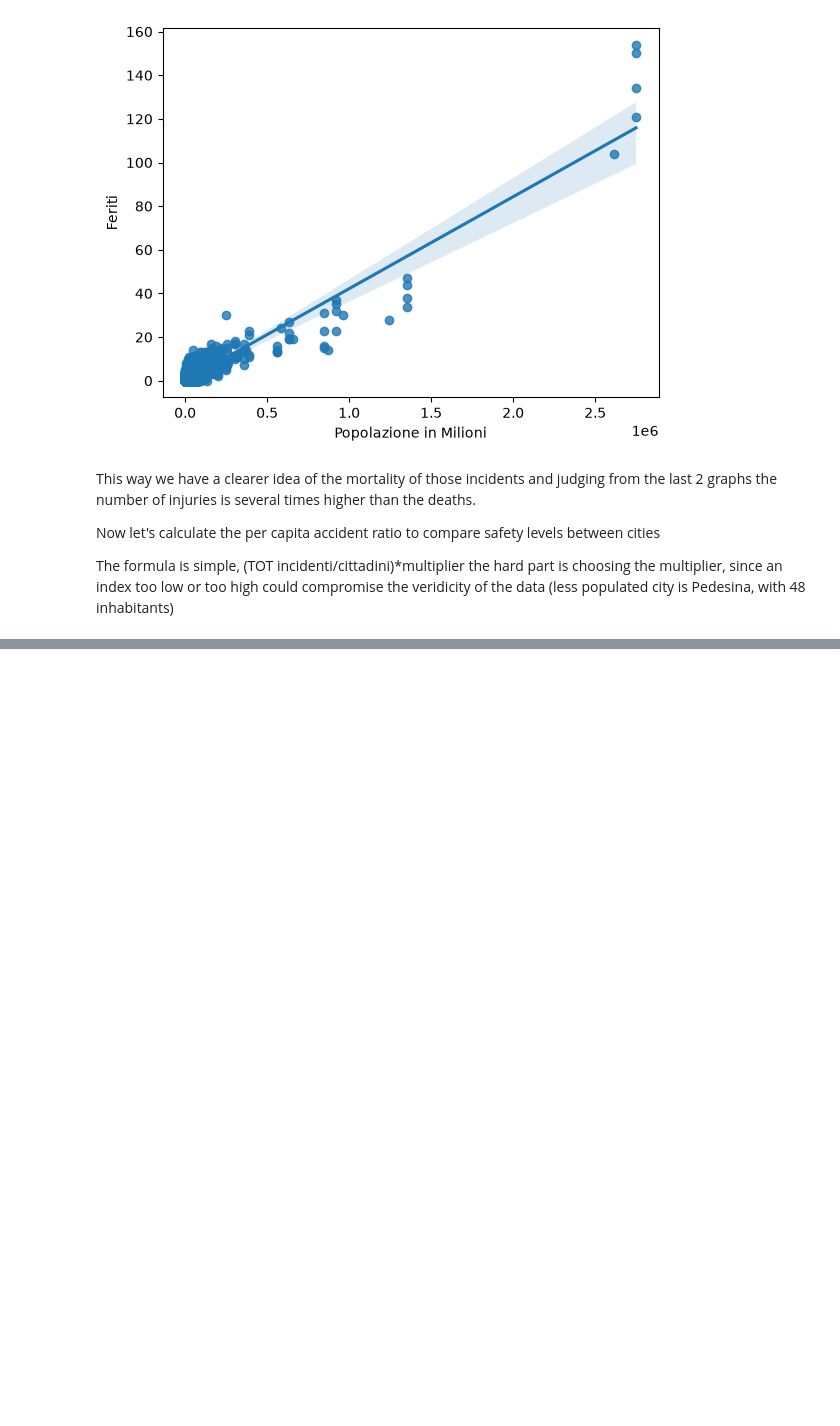
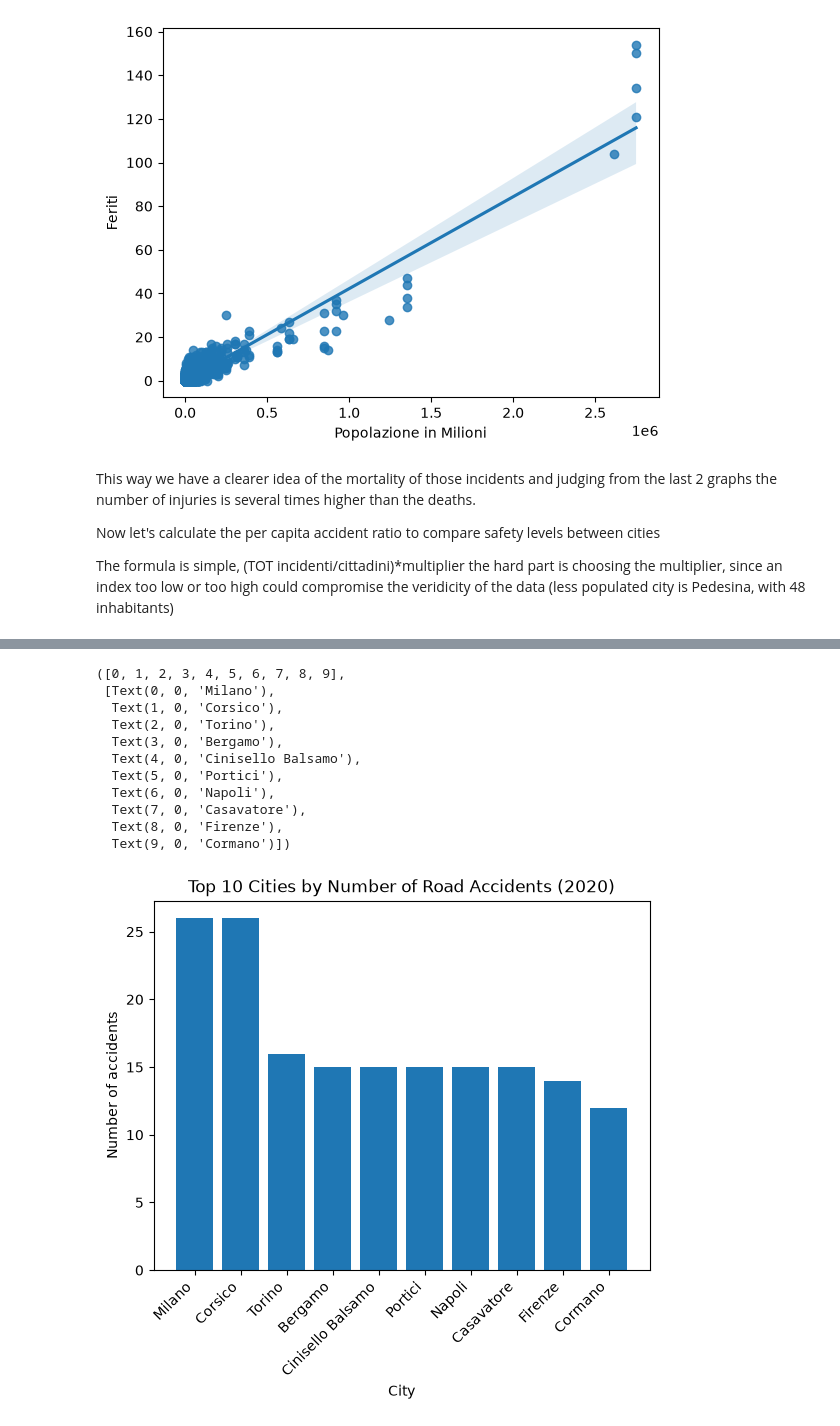
Before and after one commit to Frogghev/FinalAssignment_DataAnalyst, a Jupyter notebook: data_analysis.ipynb, the cells around one changed output, grey strips where cells are left out. Saved outputs shown, nothing was run; the diff lists cells and outputs as text; code cells hidden in the pictures; blank space fills up the shorter version.

```diff
--- a/data_analysis.ipynb
+++ b/data_analysis.ipynb
@@ -191,0 +266,7 @@ cities_with_most_incidents_2020.sort_values(by=['Popolazione legale'], ascending
+# %%
+#TODO 2 - highest accidents rate density per square km. FORMULA: (TOT incidenti/km2)
+
+cities_with_most_incidents_2020['Accidents rate'] = cities_with_most_incidents_2020['OBS_VALUE']/cities_with_most_incidents_2020['Area']
+accident_ratee_2020 = cities_with_most_incidents_2020.sort_values(by=['Anno', 'Accidents rate'], ascending=False).head(10)
+accident_ratee_2020['Accidents rate'] = accident_ratee_2020['Accidents rate'].astype(int)
+accident_ratee_2020
@@ -191,0 +285,21 @@ cities_with_most_incidents_2020.sort_values(by=['Popolazione legale'], ascending
+# %%
+plt.bar(accident_ratee_2020['Comune'], accident_ratee_2020['Accidents rate'])
+
+plt.xlabel('City')
+plt.ylabel('Number of accidents')
+plt.title('Top 10 Cities by Number of Road Accidents (2020)')
+
+plt.xticks(rotation=45, ha="right")
+# %% [output]
+([0, 1, 2, 3, 4, 5, 6, 7, 8, 9],
+ [Text(0, 0, 'Milano'),
+  Text(1, 0, 'Corsico'),
+  Text(2, 0, 'Torino'),
+  Text(3, 0, 'Bergamo'),
+  Text(4, 0, 'Cinisello Balsamo'),
+  Text(5, 0, 'Portici'),
+  Text(6, 0, 'Napoli'),
+  Text(7, 0, 'Casavatore'),
+  Text(8, 0, 'Firenze'),
+  Text(9, 0, 'Cormano')])
+[figure, added]
```
Also changed, not shown: parts of 12 cells of this notebook.
